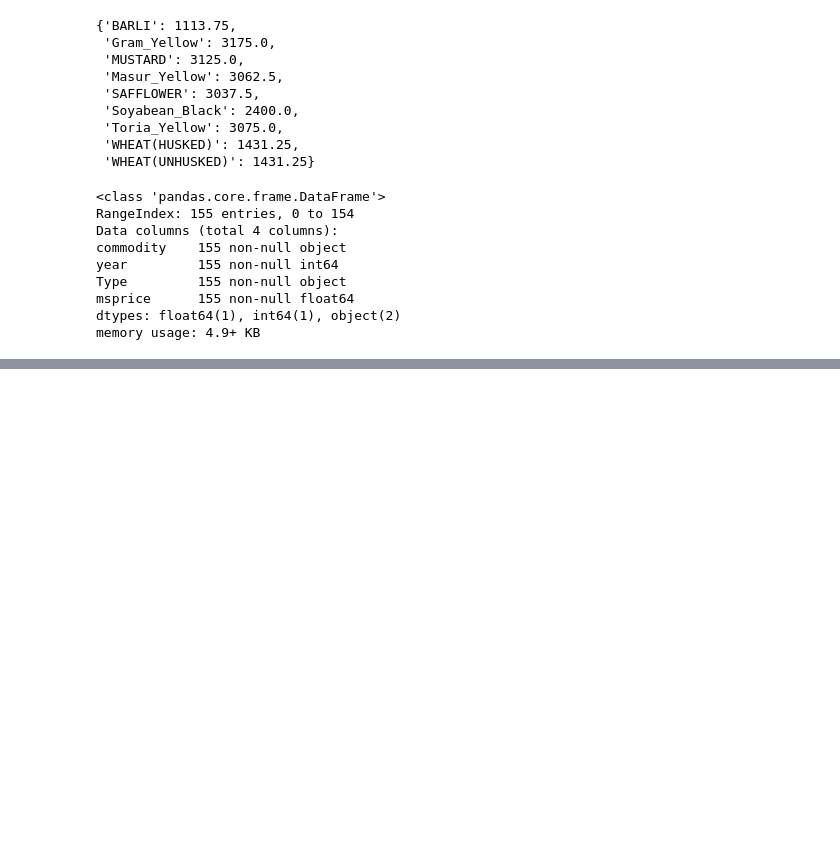
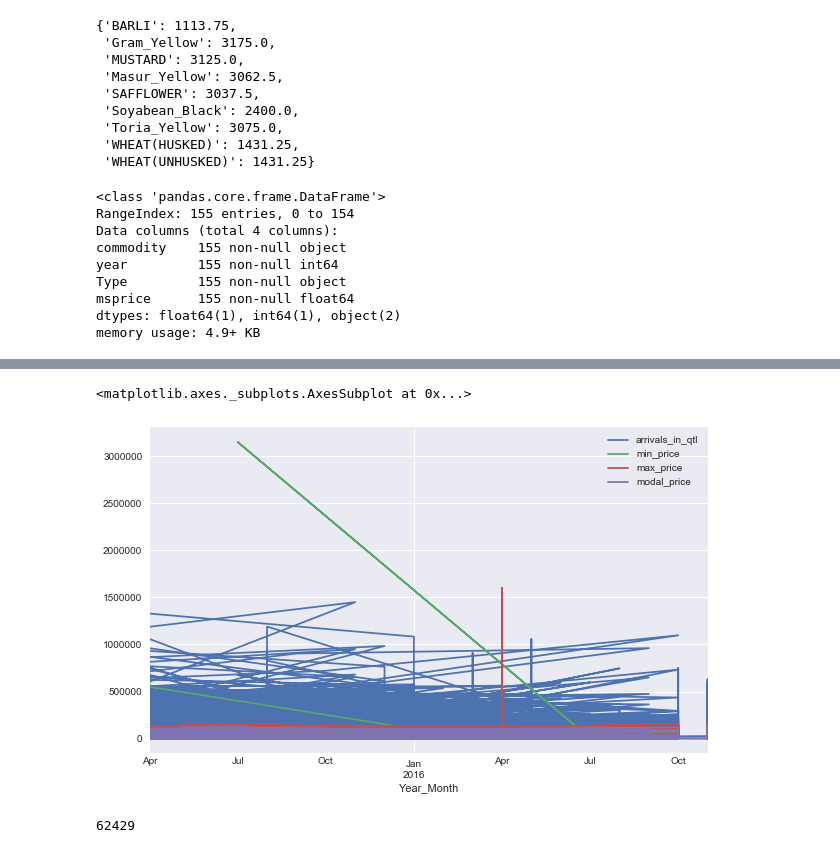
Before and after one commit to sirius0503/Trends_In_APMC, a Jupyter notebook: apmc_trends.ipynb, the cells around one changed output, grey strips where cells are left out. Cells and saved outputs as stored; diff of their text form; code cells hidden in the pictures; blank space fills up the shorter version.

```diff
--- a/apmc_trends.ipynb
+++ b/apmc_trends.ipynb
@@ -207,0 +280,9 @@ memory usage: 4.9+ KB
+# %%
+df2.plot() # Just the plot of df2 , nothing can be taken from this , its totally wayward!
+# %% [output]
+<matplotlib.axes._subplots.AxesSubplot at 0x...>
+[figure, added]
+# %%
+len(df2['min_price']) # length of
+# %% [output]
+62429
```
Also changed, not shown: parts of 27 cells of this notebook.
